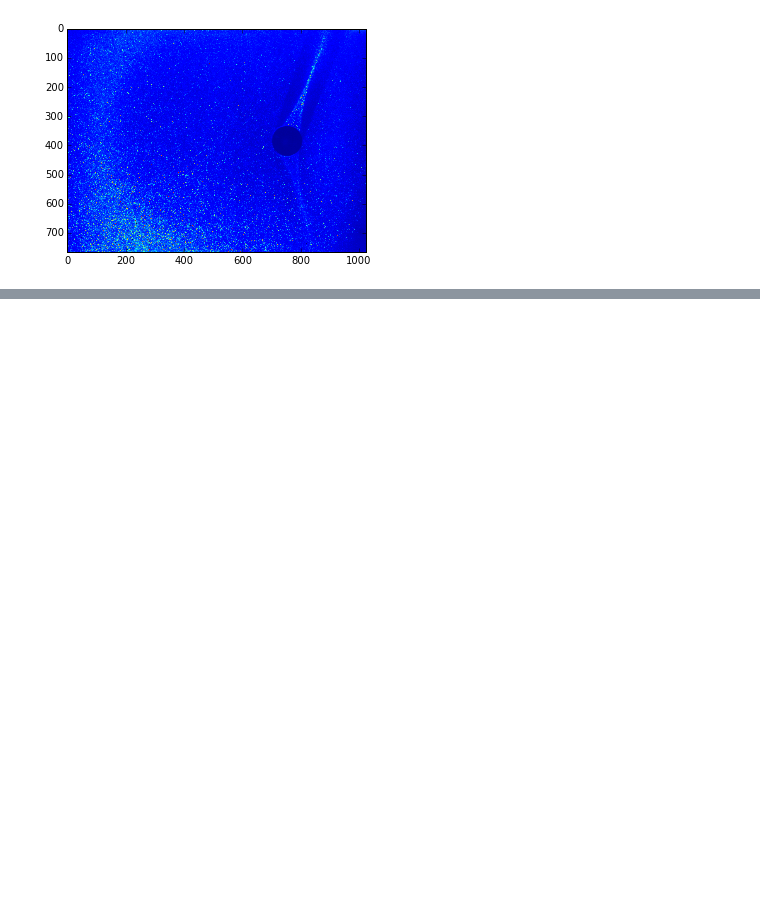
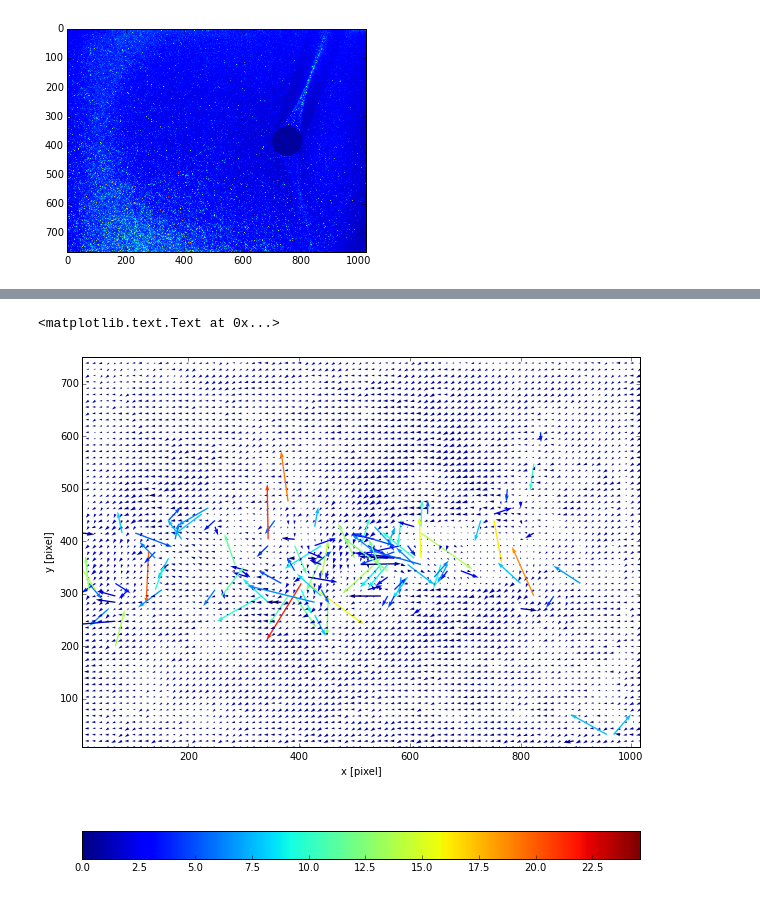
Before and after one commit to alexlib/1pxPIV, a Jupyter notebook: notebooks/openpiv_suite_example_01.ipynb, the cells around one changed output, grey strips where cells are left out. Saved outputs shown, nothing was run; the diff lists cells and outputs as text; code cells hidden in the pictures; blank space fills up the shorter version.

```diff
--- a/notebooks/openpiv_suite_example_01.ipynb
+++ b/notebooks/openpiv_suite_example_01.ipynb
@@ -107,3 +107,3 @@ import openpiv
 # %%
-im1 = '../Data/Test von Karman/PIVlab_Karman_01.bmp'
-im2 = '../Data/Test von Karman/PIVlab_Karman_02.bmp'
+im1 = openpiv.tools.imread('../Data/Test von Karman/PIVlab_Karman_01.bmp')
+im2 = openpiv.tools.imread('../Data/Test von Karman/PIVlab_Karman_02.bmp')
@@ -122,7 +115,6 @@ plt.imshow(imread(im1))
 # %%
 # masking
-imMask = '../Data/Test von Karman/PIVlab_Karman_mask.png'
-imask = imread(imMask)
+imMask = openpiv.tools.imread('../Data/Test von Karman/PIVlab_Karman_mask.png')
 # %%
 plt.imshow(imask)
 # %% [output]
@@ -203,0 +181,5 @@ x, y = openpiv.process.get_coordinates( image_size = img_a.shape, \
+# %%
+x,y,u,v, mask = openpiv.process.WiDIM(im1.astype(np.int32), im2.astype(np.int32), imask.astype(np.int32), \
+                                      min_window_size=16, overlap_ratio=0.25, coarse_factor=2, dt=1., \
+                                      validation_method='mean_velocity', trust_1st_iter=1, validation_iter=2, \
+                                      tolerance=0.7, nb_iter_max=4, sig2noise_method='peak2peak')
@@ -203,0 +244,11 @@ x, y = openpiv.process.get_coordinates( image_size = img_a.shape, \
+# %%
+plt.figure(figsize=(10,10))
+plt.quiver(x,y,u,v,(np.abs(v)))
+plt.axis('tight')
+ax.set_aspect(.9)
+plt.colorbar(orientation='horizontal')
+plt.xlabel('x [pixel]')
+plt.ylabel('y [pixel]')
+# %% [output]
+<matplotlib.text.Text at 0x...>
+[figure, added]
```
Also changed, not shown: parts of 11 cells of this notebook, 4 other files.
